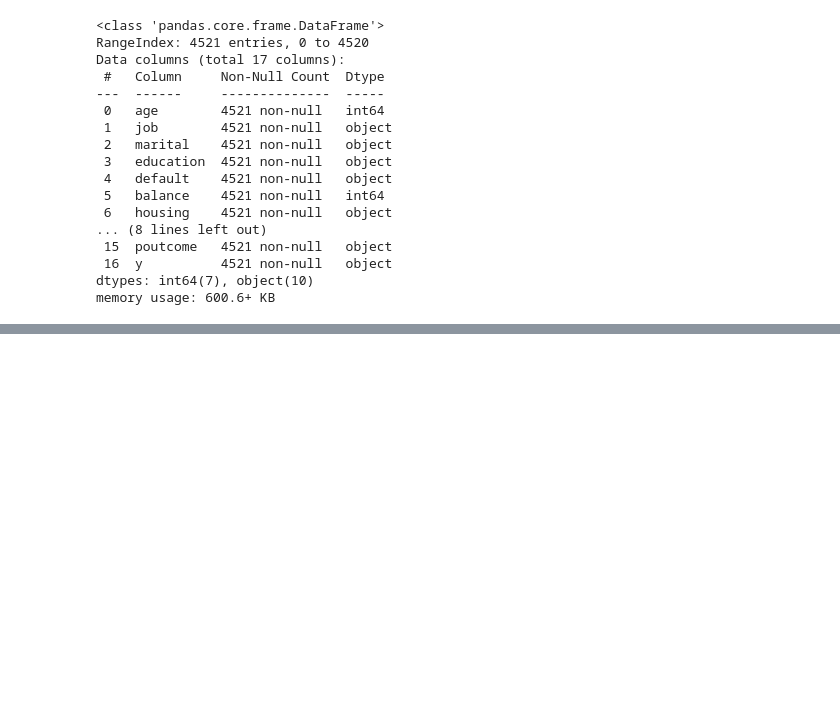
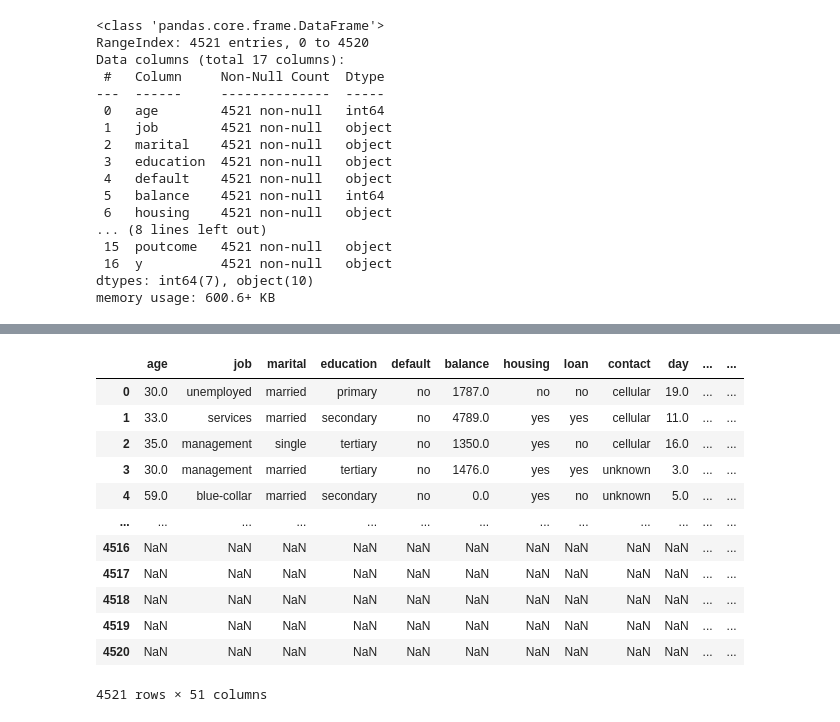
Before and after one commit to hfazliddin98/suniy-intelekt-darslar, a Jupyter notebook: 12-modul Uygunlashtirish ulash va qayta shakillash/.concat()_malumot_toplamlarini_ulash.ipynb, the cells around one changed output, grey strips where cells are left out. Saved outputs shown, nothing was run; the diff lists cells and outputs as text; code cells hidden in the pictures; blank space fills up the shorter version.

Commit message:
concat

```diff
--- a/12-modul Uygunlashtirish ulash va qayta shakillash/.concat()_malumot_toplamlarini_ulash.ipynb
+++ b/12-modul Uygunlashtirish ulash va qayta shakillash/.concat()_malumot_toplamlarini_ulash.ipynb
@@ -52,0 +120,16 @@ memory usage: 600.6+ KB
+# %%
+pd.concat([bank1, bank2, bank3], axis=1) # ustun boyicha birlashtirish
+# %% [output]
+|  | age | job | marital | education | default | balance | housing | loan | contact | day | ... | ... |
+| 0 | 30.0 | unemployed | married | primary | no | 1787.0 | no | no | cellular | 19.0 | ... | ... |
+| 1 | 33.0 | services | married | secondary | no | 4789.0 | yes | yes | cellular | 11.0 | ... | ... |
+| 2 | 35.0 | management | single | tertiary | no | 1350.0 | yes | no | cellular | 16.0 | ... | ... |
+| 3 | 30.0 | management | married | tertiary | no | 1476.0 | yes | yes | unknown | 3.0 | ... | ... |
+| 4 | 59.0 | blue-collar | married | secondary | no | 0.0 | yes | no | unknown | 5.0 | ... | ... |
+| ... | ... | ... | ... | ... | ... | ... | ... | ... | ... | ... | ... | ... |
+| 4516 | NaN | NaN | NaN | NaN | NaN | NaN | NaN | NaN | NaN | NaN | ... | ... |
+| 4517 | NaN | NaN | NaN | NaN | NaN | NaN | NaN | NaN | NaN | NaN | ... | ... |
+| 4518 | NaN | NaN | NaN | NaN | NaN | NaN | NaN | NaN | NaN | NaN | ... | ... |
+| 4519 | NaN | NaN | NaN | NaN | NaN | NaN | NaN | NaN | NaN | NaN | ... | ... |
+| 4520 | NaN | NaN | NaN | NaN | NaN | NaN | NaN | NaN | NaN | NaN | ... | ... |
+4521 rows × 51 columns
```
Also changed, not shown: parts of 6 cells of this notebook, 3 other files.
